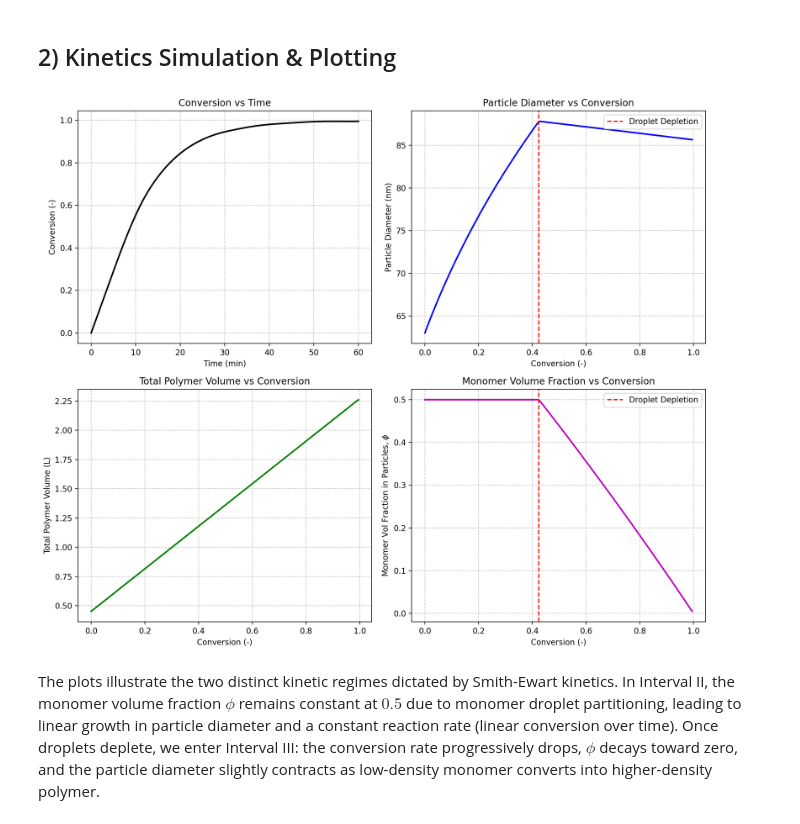
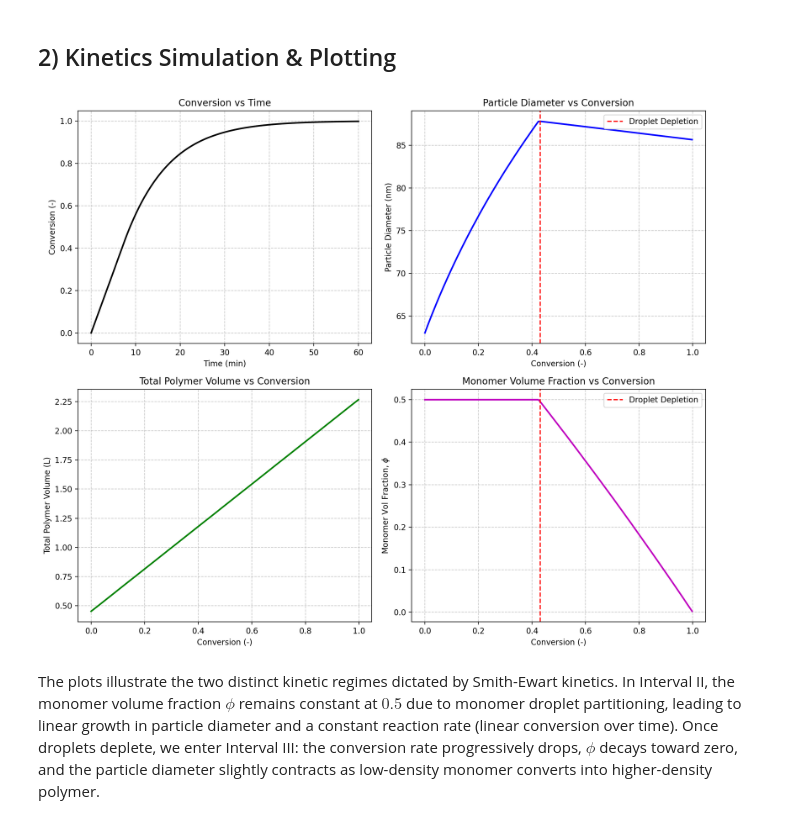
Before and after one commit to Julian-Barth/Exercices_BPRC, a Jupyter notebook: Exercise2.ipynb, the cells around one changed output. Cells and saved outputs as stored; diff of their text form; code cells hidden in the pictures.

```diff
--- a/Exercise2.ipynb
+++ b/Exercise2.ipynb
@@ -157,91 +157,106 @@ The minimum emulsifier required must be calculated at the point of maximum surfa
 # %% [markdown]
 ## 2) Kinetics Simulation & Plotting
 # %%
-total_monomer_moles = M0_conc * V_sus
+v_pol_0 = m_pol / (N_p * rho_pol)      # Initial polymer volume per particle (L)
 
-def kinetics(t, X): #
-    x = X[0]
-    if x >= 1.0:
-        return [0.0]
+# --- Q2: Volumetric Kinetics Simulation ---
 
-    if x <= X_depletion:
-        # Interval II: constant phi
+def volumetric_kinetics(t, Y):
+    v_pol = Y[0]
+
+    # 1. Calculate how much monomer has been consumed
+    m_M_consumed_per_particle = (v_pol - v_pol_0) * rho_pol
+    v_mon_avail_per_particle = (m_M / N_p - m_M_consumed_per_particle) / rho_M
+
+    # 2. Check Interval (Droplets present vs. depleted)
+    if v_mon_avail_per_particle > v_pol:
+        # Interval II: droplets exist, phi is constant
         phi = phi_M_star
     else:
-        # Interval III: phi decreases
-        V_mon = ((1 - x) * m_M) / rho_M
-        V_pol = (m_pol + x * m_M) / rho_pol
-        phi = V_mon / (V_mon + V_pol)
+        # Interval III: droplets depleted
+        phi = v_mon_avail_per_particle / (v_mon_avail_per_particle + v_pol)
 
-    # Monomer concentration in the particle
-    M_p = phi * (rho_M * 1000) / M_mM  # mol/L
+    # 3. Integrate Eq 2.14: Volumetric growth of polymer in a single particle
+    dv_pol_dt = kp * phi * (0.5 / N_A) * (rho_M / rho_pol)
+    return [dv_pol_dt]
 
-    # Rate of reaction: dx/dt = (kp * M_p * n_bar * N_p) / (N_A * total_moles)
-    # n_bar = 0.5 for a 0-1 system
-    dx_dt = (kp * M_p * 0.5 * N_p) / (N_A * total_monomer_moles)
-    return [dx_dt]
-
-# Integrate ODE
-t_span = (0, 3600)  # 1 hour simulation
-sol = solve_ivp(kinetics, t_span, [0.0], t_eval=np.linspace(0, 3600, 500))
+# Integrate ODE with max_step to prevent jumping wildly across the intervals
+t_span = (0, 3600)  # 1 hour
+sol = solve_ivp(volumetric_kinetics, t_span, [v_pol_0], t_eval=np.linspace(0, 3600, 500), max_step=5.0)
 
 time = sol.t
-conversion = sol.y[0]
+v_pol_arr = sol.y[0]
 
-# Calculate variables over conversion
-phi_arr = np.zeros_like(conversion)
-diam_arr = np.zeros_like(conversion)
-V_pol_arr = np.zeros_like(conversion)
+# --- Derived Variables ---
+# Calculate global conversion based on how much polymer was formed
+conversion = (N_p * (v_pol_arr - v_pol_0) * rho_pol) / m_M
 
-for i, x in enumerate(conversion):
-    V_pol = (m_pol + x * m_M) / rho_pol
-    V_mon = ((1 - x) * m_M) / rho_M if x <= X_depletion else ((1 - x) * m_M) / rho_M
+# Clean up floating point asymptote limits for clean plotting
+conversion = np.clip(conversion, 0.0, 1.0)
 
-    if x <= X_depletion:
+phi_arr = np.zeros_like(v_pol_arr)
+diam_arr = np.zeros_like(v_pol_arr)
+V_pol_total_arr = v_pol_arr * N_p  # Total polymer volume in reactor
+
+for i, v_pol in enumerate(v_pol_arr):
+    m_M_consumed = (v_pol - v_pol_0) * rho_pol
+    v_mon_avail = ((m_M / N_p) - m_M_consumed) / rho_M
+
+    # Clamp for plotting purposes
+    v_mon_avail = max(0.0, v_mon_avail)
+
+    if v_mon_avail > v_pol:
+        # Interval II
         phi_arr[i] = phi_M_star
-        V_p_tot = V_pol / (1 - phi_M_star)
+        v_p_tot = v_pol / (1 - phi_M_star)
     else:
-        V_p_tot = V_pol + V_mon
-        phi_arr[i] = V_mon / V_p_tot
+        # Interval III
+        phi_arr[i] = v_mon_avail / (v_mon_avail + v_pol)
+        v_p_tot = v_pol + v_mon_avail
 
-    v_p_single = V_p_tot / N_p
-    diam_arr[i] = ( (6 * v_p_single) / np.pi )**(1/3) * 1e8 # converting dm to nm
-    V_pol_arr[i] = V_pol
+    diam_arr[i] = ( (6 * v_p_tot) / np.pi )**(1/3) * 1e8 # dm to nm
 
-# Plotting
+# Find the exact depletion point for the plot marker
+depletion_idx = np.where(phi_arr < phi_M_star)[0][0] if len(np.where(phi_arr < phi_M_star)[0]) > 0 else -1
+X_depletion = conversion[depletion_idx] if depletion_idx != -1 else 0
+
+
+# --- Plotting ---
 fig, axs = plt.subplots(2, 2, figsize=(12, 10))
 
 axs[0,0].plot(time / 60, conversion, 'k-', linewidth=2)
 axs[0,0].set_xlabel('Time (min)')
 axs[0,0].set_ylabel('Conversion (-)')
 axs[0,0].set_title('Conversion vs Time')
 axs[0,0].grid(True, linestyle='--', alpha=0.7)
 
 axs[0,1].plot(conversion, diam_arr, 'b-', linewidth=2)
-axs[0,1].axvline(X_depletion, color='r', linestyle='--', label='Droplet Depletion')
+if depletion_idx != -1:
+    axs[0,1].axvline(X_depletion, color='r', linestyle='--', label='Droplet Depletion')
 axs[0,1].set_xlabel('Conversion (-)')
 axs[0,1].set_ylabel('Particle Diameter (nm)')
 axs[0,1].set_title('Particle Diameter vs Conversion')
 axs[0,1].legend()
 axs[0,1].grid(True, linestyle='--', alpha=0.7)
 
-axs[1,0].plot(conversion, V_pol_arr, 'g-', linewidth=2)
+axs[1,0].plot(conversion, V_pol_total_arr, 'g-', linewidth=2)
 axs[1,0].set_xlabel('Conversion (-)')
 axs[1,0].set_ylabel('Total Polymer Volume (L)')
 axs[1,0].set_title('Total Polymer Volume vs Conversion')
 axs[1,0].grid(True, linestyle='--', alpha=0.7)
 
 axs[1,1].plot(conversion, phi_arr, 'm-', linewidth=2)
-axs[1,1].axvline(X_depletion, color='r', linestyle='--', label='Droplet Depletion')
+if depletion_idx != -1:
+    axs[1,1].axvline(X_depletion, color='r', linestyle='--', label='Droplet Depletion')
 axs[1,1].set_xlabel('Conversion (-)')
-axs[1,1].set_ylabel('Monomer Vol Fraction in Particles, $\phi$')
+axs[1,1].set_ylabel('Monomer Vol Fraction, $\\phi$')
 axs[1,1].set_title('Monomer Volume Fraction vs Conversion')
 axs[1,1].legend()
 axs[1,1].grid(True, linestyle='--', alpha=0.7)
 
 plt.tight_layout()
 plt.show()
 # %% [output]
-[figure, old version]
+[figure, new version]
 # %% [markdown]
 The plots illustrate the two distinct kinetic regimes dictated by Smith-Ewart kinetics. In Interval II, the monomer volume fraction $\phi$ remains constant at $0.5$ due to monomer droplet partitioning, leading to linear growth in particle diameter and a constant reaction rate (linear conversion over time). Once droplets deplete, we enter Interval III: the conversion rate progressively drops, $\phi$ decays toward zero, and the particle diameter slightly contracts as low-density monomer converts into higher-density polymer.
```
